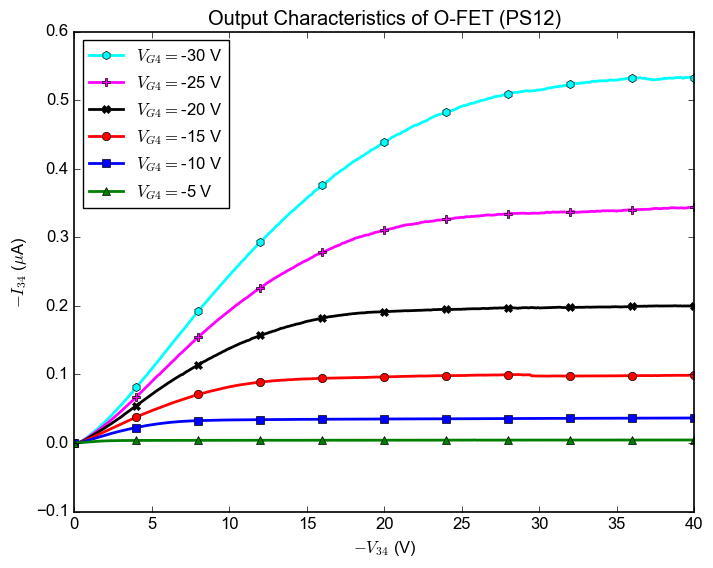
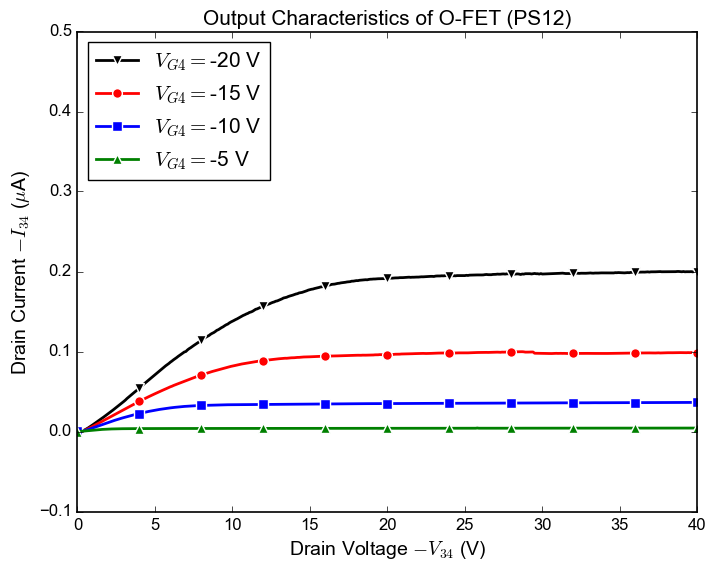
The change to this notebook cell's code, shown as a diff; its figure went from the first image to the second:
--- before
+++ after
@@ -1,6 +1,6 @@
 datasets_IDS_VDS = [
-    ("-30 V", data14, 'cyan', 'h'),
-    ("-25 V", data13, 'magenta', 'P'),
-    ("-20 V", data12, 'black', 'X'),
+    # ("-30 V", data14, 'cyan', 'h'),
+    # ("-25 V", data13, 'magenta', 'P'),
+    ("-20 V", data12, 'black', 'v'),
     ("-15 V", data11, 'red', 'o'),
     ("-10 V", data10, 'blue', 's'),
@@ -10,12 +10,12 @@
     V_DS = data[:, 0]
     I_DS = data[:, 1]
-    plt.plot(-V_DS, -I_DS*1e6, lw=2, label=r"$V_{G4} = $" + label, color=color, marker=marker, linestyle='-', markevery=40)
+    plt.plot(-V_DS, -I_DS*1e6, lw=2, label=r"$V_{G4} = $" + label, color=color, marker=marker, linestyle='-', markevery=40, markeredgecolor="white", markeredgewidth=1, markersize=7)
 
-plt.xlabel(r"$-V_{34}$ (V)")
-plt.ylabel(r"$-I_{34}$ ($\mu$A)")
+plt.xlabel(r"Drain Voltage $-V_{34}$ (V)", fontsize=14)
+plt.ylabel(r"Drain Current $-I_{34}$ ($\mu$A)", fontsize=14)
 plt.xlim(0, 40)
-# plt.ylim(-0.1, 1.0)
-plt.title("Output Characteristics of O-FET (PS12)")
-plt.legend(frameon=True, loc='upper left', numpoints=1, fontsize=12)
-plt.savefig("output_PS12.eps", format='eps', bbox_inches='tight')
+plt.ylim(-0.1, 0.5)
+plt.title("Output Characteristics of O-FET (PS12)", fontsize=15)
+plt.legend(frameon=True, loc='upper left', numpoints=1, fontsize=15)
+# plt.savefig("output_PS12.eps", format='eps', bbox_inches='tight')
 plt.show()

Commit: update